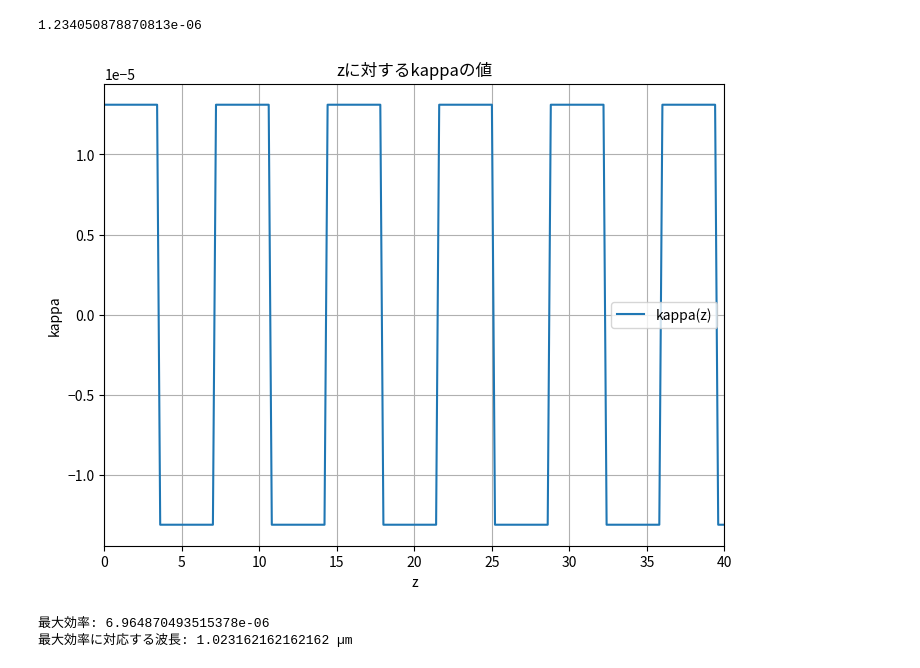
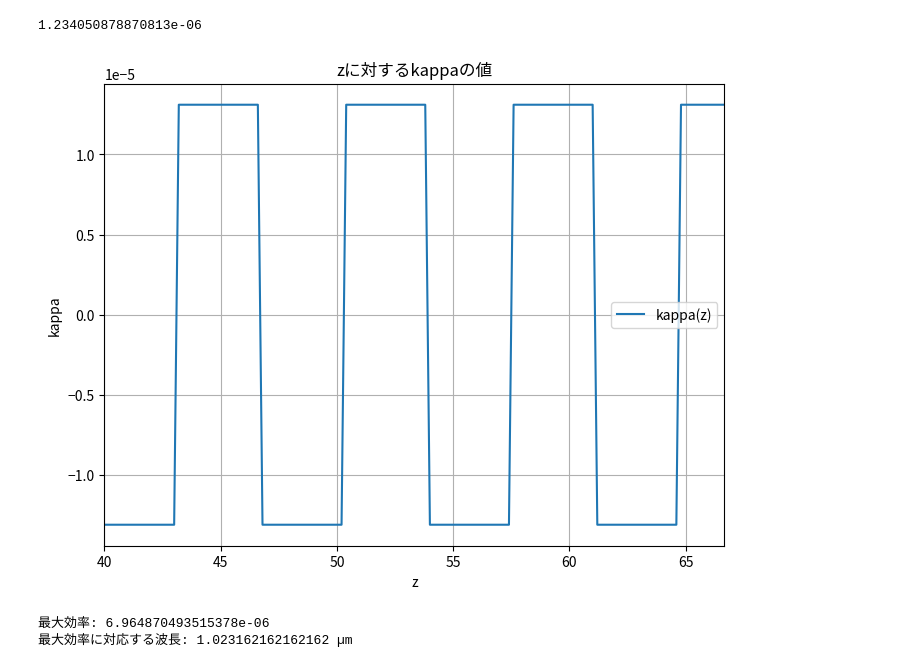
Before and after one commit to Xo1otl/mictlan, a Jupyter notebook: research/syuron/python/examples/shg_v3.ipynb, the cells around one changed output. Cells and saved outputs as stored; diff of their text form; code cells hidden in the pictures.

```diff
--- a/research/syuron/python/examples/shg_v3.ipynb
+++ b/research/syuron/python/examples/shg_v3.ipynb
@@ -16,76 +16,72 @@ L = 2000
 wavelength = 1.031
 A0 = 1.0
 B0 = 0.0
-Lambda = 7.2
+Lambda0 = 7.2
 
-# def kappa(z):
-#     if int(z // (Lambda/2)) % 2 == 0:
-#         kappa = 1.31E-05
-#     else:
-#         kappa = -1.31E-05
-#     # kappa = 1.31E-05
-#     z_kappa_vals.append((z, kappa))
-#     return kappa
+kappa_magnitude = 1.31e-05
 
+# 事前に各領域の区間とインデックスを計算しておくリスト
+# 各要素は (z_start, z_end, stripe_index) のタプル
+stripe_regions = []
+z_current = 0.0
+stripe_index = 0
+
+while z_current < L:
+    # 各ペアの総幅 λ は、そのペアの開始位置 z_current で評価する
+    current_lambda = Lambda0 / (1 + 0.0001 * z_current)
+    half_period = current_lambda / 2.0
+
+    # 正の領域: [z_current, z_current + half_period)
+    stripe_regions.append((z_current, z_current + half_period, stripe_index))
+    stripe_index += 1
+    # 負の領域: [z_current + half_period, z_current + current_lambda)
+    stripe_regions.append(
+        (z_current + half_period, z_current + current_lambda, stripe_index))
+    stripe_index += 1
+
+    # 次のペアの開始位置へ更新
+    z_current += current_lambda
+
+# kappaの評価値を記録するためのリスト（必要なら）
 z_kappa_vals = []
 
+
+# TODO: zにおける幅のindexが正か負かO(1)で判定したい
 def kappa(z):
     """
-    zに依存する正・負領域のペアの間隔を用いて、各領域ごとに
-    kappaの符号を決定する関数。
-
-    各ペアの総幅（正領域＋負領域）は
-        λ = 7.2/(1+0.0001*z_pair)
-    と定義され、z_pairはそのペアの開始位置です。
-    ペア内では、前半 (幅λ/2) が正、後半 (幅λ/2) が負となります。
-
-    引数:
-      z (float): 現在の位置
-    戻り値:
-      float: 計算された kappa の値
+    事前に用意した stripe_regions 配列から、与えられた位置 z に対応する
+    区間のインデックスを取得し、偶数なら正、奇数なら負の kappa を返す関数。
     """
-    pair_start = 0.0  # 各ペアの開始位置
-    while True:
-        current_period = 7.2 / (1 + 0.0001 * pair_start)
-        half_period = current_period / 2.0
-
-        # 正の領域: [pair_start, pair_start + half_period)
-        if z < pair_start + half_period:
-            kappa_val = 1.31e-05
-            break
-        # 負の領域: [pair_start + half_period, pair_start + current_period)
-        elif z < pair_start + current_period:
-            kappa_val = -1.31e-05
-            break
-        else:
-            # 次のペアへ進む
-            pair_start += current_period
-
-    z_kappa_vals.append((z, kappa_val))
-    return kappa_val
+    for (z_start, z_end, idx) in stripe_regions:
+        if z_start <= z < z_end:
+            kappa_val = kappa_magnitude if idx % 2 == 0 else -kappa_magnitude
+            z_kappa_vals.append((z, kappa_val))
+            return kappa_val
+    # 事前計算の範囲外の場合はエラーを返す（フォールバックなし）
+    raise ValueError("z の値が事前計算の範囲外です。")
 
 
 device = shg2.PPMgOSLT(T)
 
 ncme = shg2.NCME(kappa, device.phase_mismatch(wavelength))
 eff = ncme.solve(L, A0, B0)
 print(eff)
 
 # Plot z_kappa_vals in a separate plot
 z_vals, kappa_vals = zip(*z_kappa_vals)
 
 plt.figure(figsize=(8, 6))
 plt.plot(z_vals, kappa_vals, label="kappa(z)")
 plt.xlabel("z")
 plt.ylabel("kappa")
 plt.title("zに対するkappaの値")
 plt.grid(True)
-plt.xlim(0, L/50)
+plt.xlim(L/50, L/30)
 plt.legend()
 plt.show()
 # %% [output]
 1.234050878870813e-06
-[figure, old version]
+[figure, new version]
 # %%
 import multiprocessing
 
```
